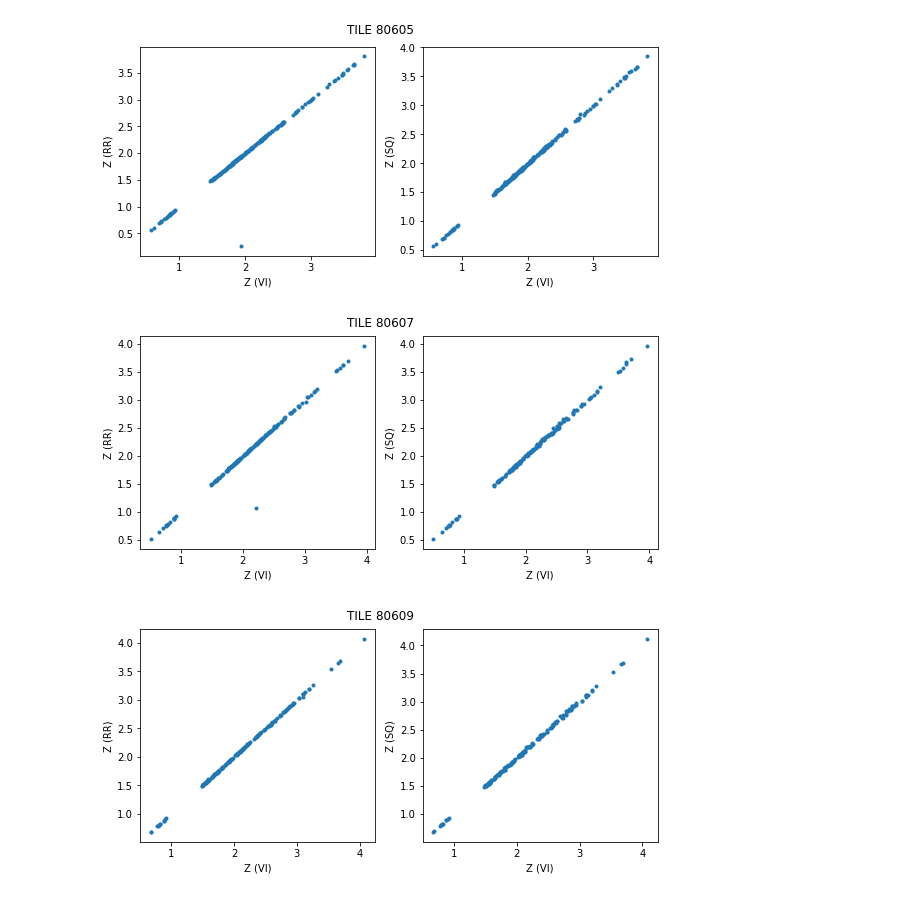
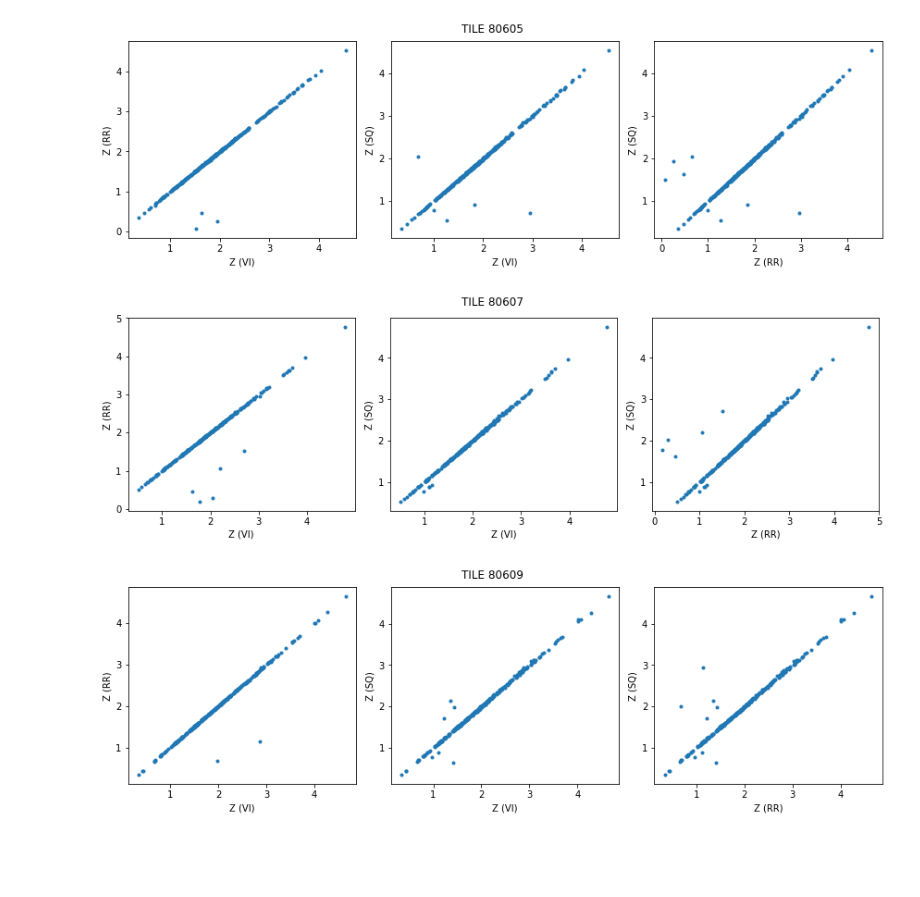
Before and after one commit to HiramHerrera/squeze_tests, a Jupyter notebook: summary.ipynb, the cells around one changed output. Drawn from its saved outputs; the diff is of its cells as text; code cells hidden in the pictures; blank space fills up the shorter version.

Commit message:
Added plot for RR vs SQ

```diff
--- a/summary.ipynb
+++ b/summary.ipynb
@@ -38,7 +38,7 @@ def plot_redshifts(data,tile,min_qual=2.5,min_prob=0.,min_z=0.,max_z=10):
     w_SQ=SQ_QSO&(data['PROB']>min_prob)
 
     w_data=data[w_qual & w_VI & w_RR & w_SQ]
-    fig,ax=plt.subplots(1,2,figsize=(8,4))
+    fig,ax=plt.subplots(1,3,figsize=(12,4))
     fig.suptitle(f'TILE {tile}')
     ax[0].plot(w_data['VI_Z'],w_data['RR_Z'],'.')
     ax[0].set_xlabel('Z (VI)')
@@ -46,29 +46,32 @@ def plot_redshifts(data,tile,min_qual=2.5,min_prob=0.,min_z=0.,max_z=10):
     ax[1].plot(w_data['VI_Z'],w_data['SQ_Z'],'.')
     ax[1].set_xlabel('Z (VI)')
     ax[1].set_ylabel('Z (SQ)')
+    ax[2].plot(w_data['RR_Z'],w_data['SQ_Z'],'.')
+    ax[2].set_xlabel('Z (RR)')
+    ax[2].set_ylabel('Z (SQ)')
     fig.show()
     plt.tight_layout(rect=[0, 0.03, 1, 0.95])
 # %%
 for tile in tiles:
     # Load VI table
     vi_table=load_VI(vifiles[tile])
     rrfiles=sorted(glob.glob(os.path.join(rrfiles_path,tile,'zbest*subset-1.fits')))
     # Load RedRock table and rename columns
     rr_table=merge_data(rrfiles,columns=['TARGETID','Z','SPECTYPE','ZWARN'])
     rr_table.rename_column('Z','RR_Z')
     rr_table.rename_column('SPECTYPE','RR_TYPE')
     # Load SQUEzE table
     sqfiles=sorted(glob.glob(os.path.join(sqfiles_path,tile,f'{squeze_model}*.fits')))
     sq_table=merge_data(sqfiles,columns=['TARGETID','PROB','Z_TRY','CLASS_PREDICTED'])
     sq_table.rename_column('Z_TRY','SQ_Z')
     sq_table.rename_column('CLASS_PREDICTED','SQ_TYPE')
 
 
     # Merge data into single table
     data = join(vi_table,rr_table,keys='TARGETID')
     data = join(data,sq_table,keys='TARGETID')
-    plot_redshifts(data,tile,min_prob=0.9)
+    plot_redshifts(data,tile,min_prob=0.5)
 # %% [output]
-[figure, old version]
+[figure, new version]
-[figure, old version]
+[figure, new version]
-[figure, old version]
+[figure, new version]
```
